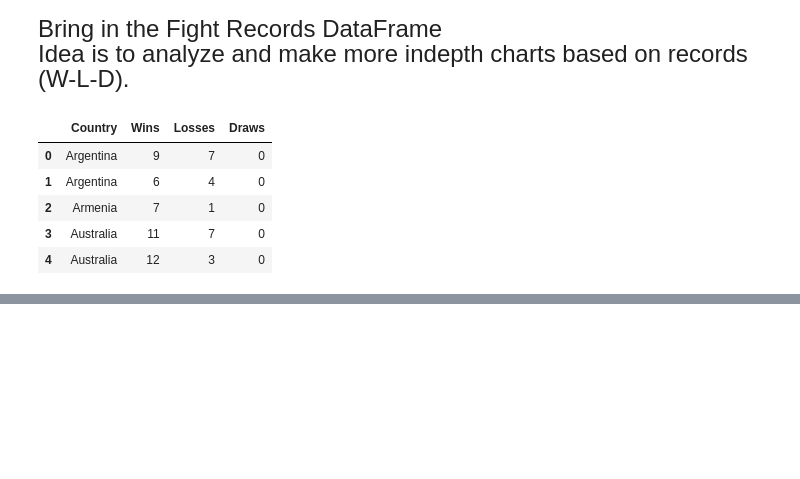
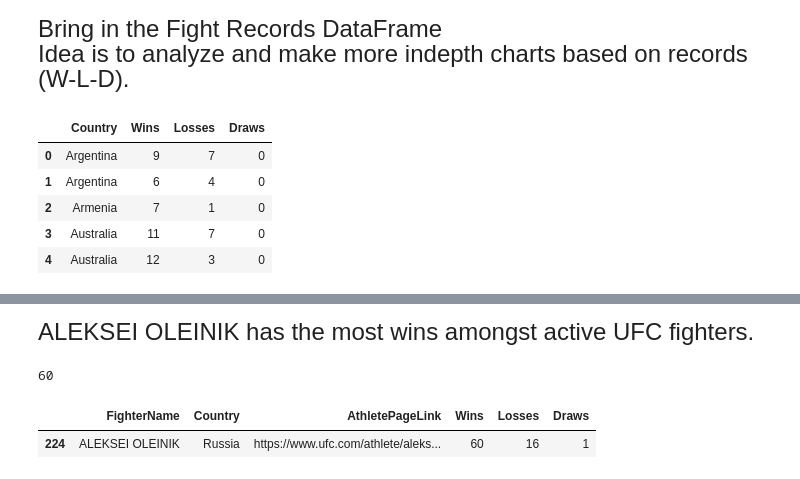
Before and after one commit to Vazquez-Michael-V/ufc_stats, a Jupyter notebook: ufc_charts.ipynb, the cells around one changed output, grey strips where cells are left out. Cells and saved outputs as stored; diff of their text form; code cells hidden in the pictures; blank space fills up the shorter version.

```diff
--- a/ufc_charts.ipynb
+++ b/ufc_charts.ipynb
@@ -185,0 +140,11 @@ df_fight_records_top_ten.agg(['max', 'min'])
+# %% [markdown]
+<font size="5">ALEKSEI OLEINIK has the most wins amongst active UFC fighters.</font>
+# %%
+m = df_individual['Wins'].max()
+print(m)
+q = f"Wins == {m}"
+df_individual.query(q)
+# %% [output]
+60
+|  | FighterName | Country | AthletePageLink | Wins | Losses | Draws |
+| 224 | ALEKSEI OLEINIK | Russia | https://www.ufc.com/athlete/aleks... | 60 | 16 | 1 |
```
Also changed, not shown: parts of 12 cells of this notebook.
